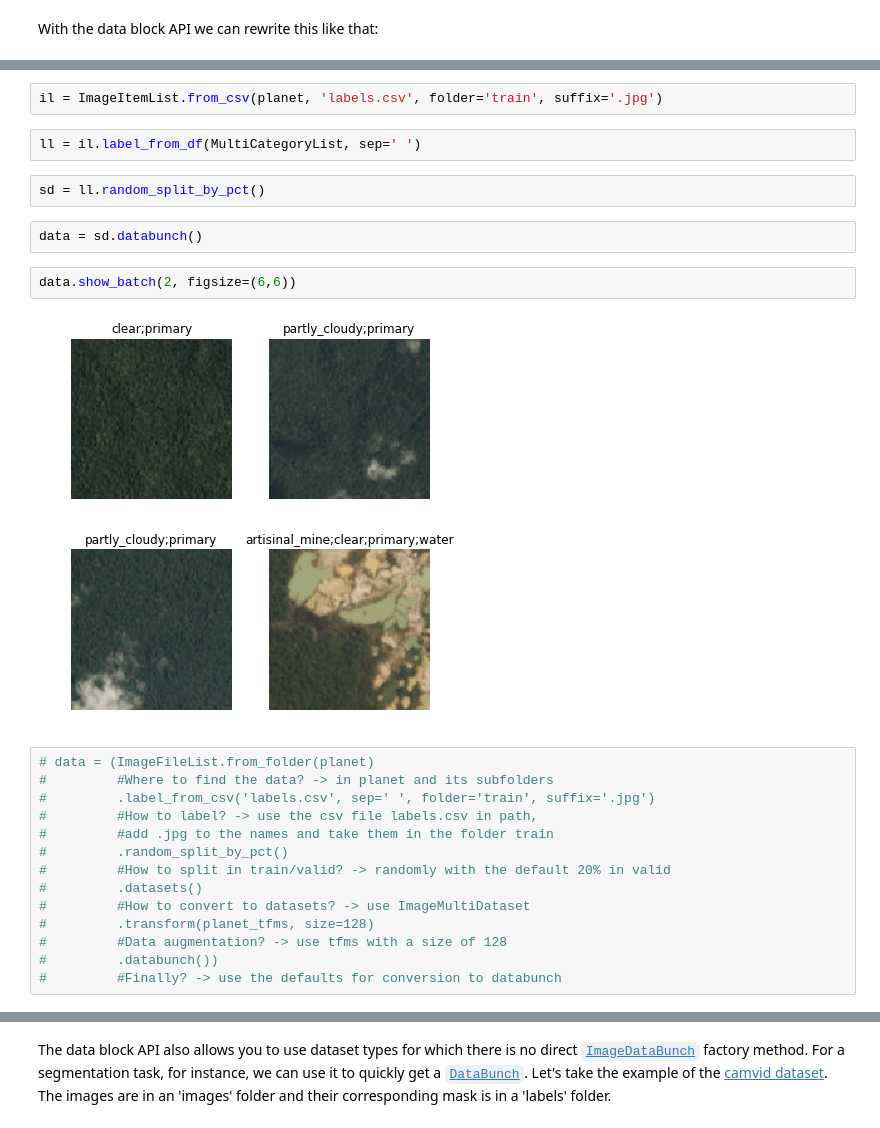
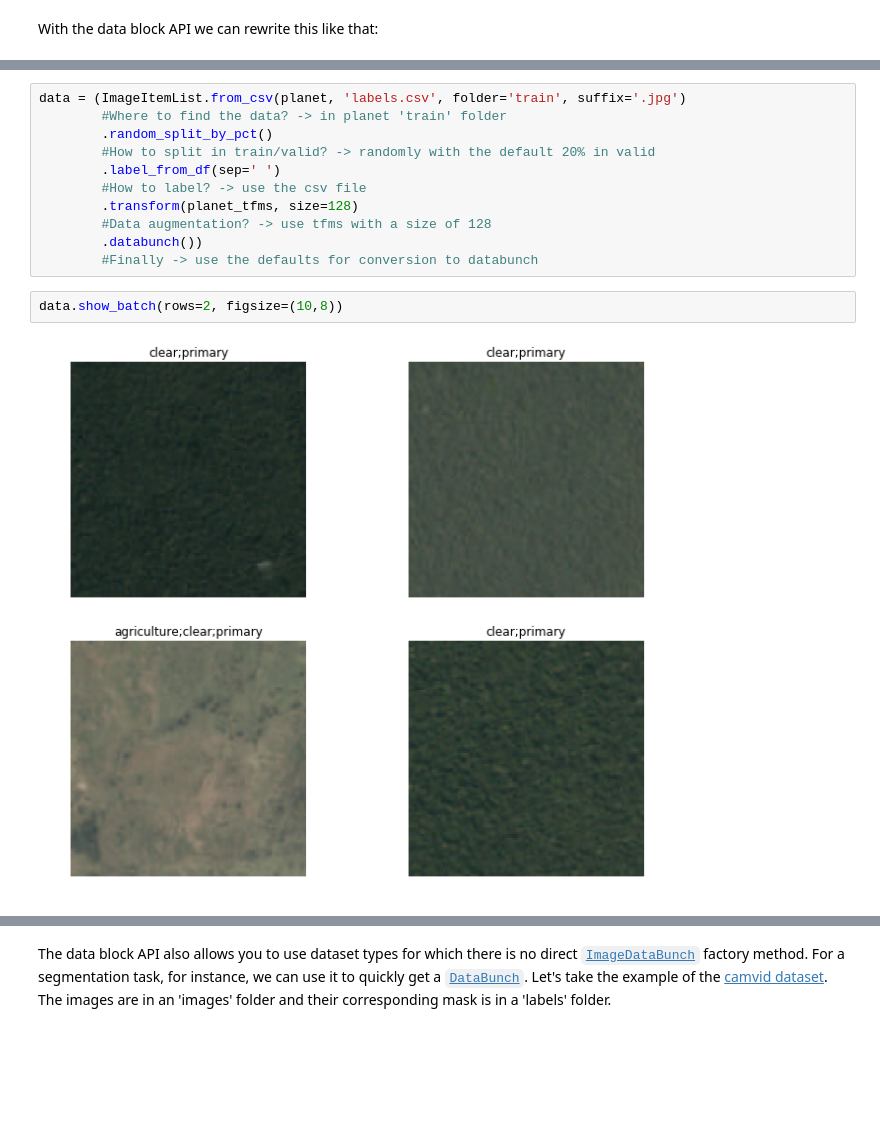
Before and after one commit to zhaoshaojun/fastai, a Jupyter notebook: docs_src/data_block.ipynb, the cells around one changed output, grey strips where cells are left out. Saved outputs shown, nothing was run; the diff lists cells and outputs as text; blank space fills up the shorter version.

Commit message:
more data block refactoring

```diff
--- a/docs_src/data_block.ipynb
+++ b/docs_src/data_block.ipynb
@@ -83,26 +68,15 @@ planet_tfms = get_transforms(flip_vert=True, max_lighting=0.1, max_zoom=1.05, ma
-# %%
-il = ImageItemList.from_csv(planet, 'labels.csv', folder='train', suffix='.jpg')
-# %%
-ll = il.label_from_df(MultiCategoryList, sep=' ')
-# %%
-sd = ll.random_split_by_pct()
-# %%
-data = sd.databunch()
+# %%
+data = (ImageItemList.from_csv(planet, 'labels.csv', folder='train', suffix='.jpg')
+        #Where to find the data? -> in planet 'train' folder
+        .random_split_by_pct()
+        #How to split in train/valid? -> randomly with the default 20% in valid
+        .label_from_df(sep=' ')
+        #How to label? -> use the csv file
+        .transform(planet_tfms, size=128)
+        #Data augmentation? -> use tfms with a size of 128
+        .databunch())
+        #Finally -> use the defaults for conversion to databunch
 # %%
-data.show_batch(2, figsize=(6,6))
+data.show_batch(rows=2, figsize=(10,8))
 # %% [output]
-[figure, old version]
+[figure, new version]
-# %%
-# data = (ImageFileList.from_folder(planet)
-#         #Where to find the data? -> in planet and its subfolders
-#         .label_from_csv('labels.csv', sep=' ', folder='train', suffix='.jpg')
-#         #How to label? -> use the csv file labels.csv in path,
-#         #add .jpg to the names and take them in the folder train
-#         .random_split_by_pct()
-#         #How to split in train/valid? -> randomly with the default 20% in valid
-#         .datasets()
-#         #How to convert to datasets? -> use ImageMultiDataset
-#         .transform(planet_tfms, size=128)
-#         #Data augmentation? -> use tfms with a size of 128
-#         .databunch())
-#         #Finally? -> use the defaults for conversion to databunch
```
Also changed, not shown: parts of 35 cells of this notebook, 6 other files.
